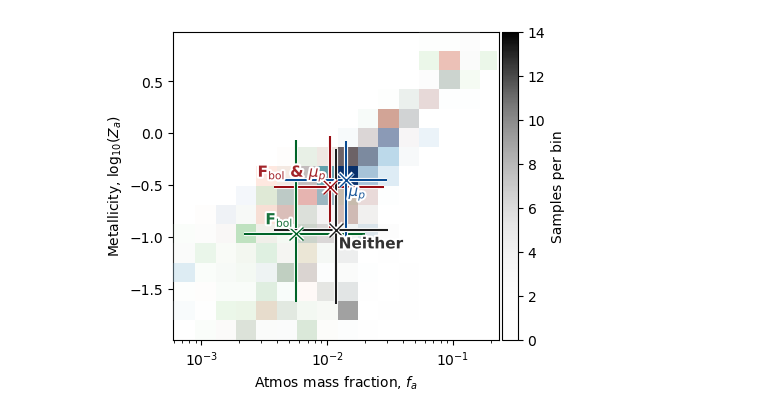
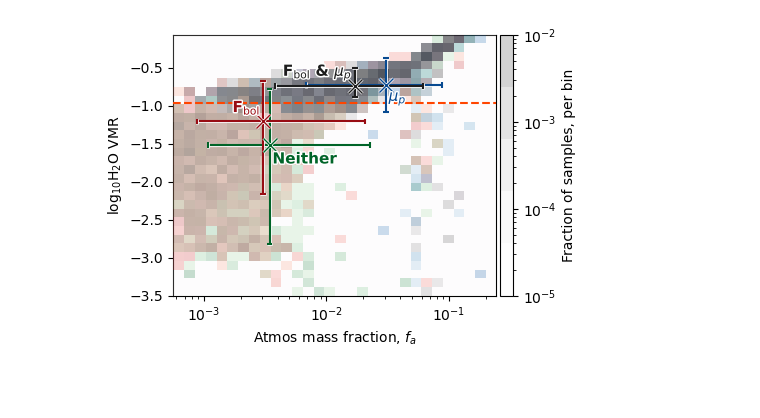
Before and after one commit to nichollsh/InferAGNI, a Jupyter notebook: notebooks/paper_inst.ipynb, the cells around one changed output. Drawn from its saved outputs; the diff is of its cells as text; code cells hidden in the pictures; blank space fills up the shorter version.

Commit message:
paper plots

```diff
--- a/notebooks/paper_inst.ipynb
+++ b/notebooks/paper_inst.ipynb
@@ -14,7 +14,7 @@ from inferagni.util import varprops
 # %%
 # %config InlineBackend.figure_format = 'retina'
 # %%
-cases = {"Fbol+MMW":None, "Fbol":None, "MMW":None, "Neither":None}
+cases = {"Neither":None,  "Fbol":None, "MMW":None, "Fbol+MMW":None,}
 
 outdir = "output/"
 planet = "pi_Men_c"
@@ -66,34 +65,40 @@ FileNotFoundError: [Errno 2] No such file or directory: 'output/pi_Men_c(Neither
 # %%
-fig,ax = plt.subplots(1,1, figsize=(5,4))
+fig,ax = plt.subplots(1,1, figsize=(5,3.5))
 
 xkey = "frac_atm"
-ykey = "logZ" # μ_phot
+ykey = "log_vmr_H2O" # μ_phot
 
-nbins = 16
-scat_val = 0.3
+nbins = 30
+nlevs = 6
+scat_val = 1.0
+scat_al = 0.03
+vmr_min = 10**(-3.5)
+filter_sigma = 0.0
+al_min = 0.05
+al_max = 0.3
 
-plot_types = ["hist2d"]
+plot_types = ["hist2d"]#, "scatter", ]
 
 cmap_dict = {
-    "Fbol+MMW":  "Reds",
-    "Fbol":      "Greens",
+    "Fbol+MMW":  "Greys",
+    "Fbol":      "Reds",
     "MMW":       "Blues",
-    "Neither":   "Greys"
+    "Neither":   "Greens"
 }
 
 hist = {}
-counts_max = 1
 xmin, xmax = np.inf, -np.inf
 ymin, ymax = np.inf, -np.inf
+nsamps = 1
 for k in cases.keys():
 
     x = cases[k]["samps"][xkey] * varprops[xkey].scale
     y = cases[k]["samps"][ykey] * varprops[ykey].scale
 
     if xkey.startswith("log_vmr"):
-        x = np.clip(x, np.percentile(x, 1), 1)
+        x = np.clip(x, np.log10(vmr_min), 0)
     if ykey.startswith("log_vmr"):
-        y = np.clip(y, np.percentile(y, 1), 1)
+        y = np.clip(y, np.log10(vmr_min), 0)
 
     if varprops[xkey].log:
         x = np.log10(x)
@@ -105,7 +110,9 @@ for k in cases.keys():
     ymin = min(ymin, np.amin(y))
     ymax = max(ymax, np.amax(y))
 
-max_counts = 2
+    nsamps = max(nsamps, len(x))
+
+
 for k in cases.keys():
 
     x = cases[k]["samps"][xkey] * varprops[xkey].scale
@@ -118,16 +125,13 @@ for k in cases.keys():
 
     counts, xbins, ybins = np.histogram2d(x,y, bins=nbins, range=[[xmin,xmax],[ymin,ymax]])
 
+
     if varprops[xkey].log:
         xbins = 10**xbins
     if varprops[ykey].log:
         ybins = 10**ybins
 
-    # counts *= 100/len(counts.flatten())
-    max_counts = max(max_counts, np.amax(counts))
-
     hist[k] = (counts.T, xbins, ybins)
-norm = mpl.colors.Normalize(vmin=0, vmax=max_counts)
 
 
 zorder = 20
@@ -135,25 +139,43 @@ for k in cases.keys():
     print(k)
     print("    "+cmap_dict[k])
 
+
     cmap_orig = deepcopy(plt.get_cmap(cmap_dict[k]))
     cmap = cmap_orig(np.arange(cmap_orig.N))
-    cmap[:,-1] = np.linspace(0, 1, cmap_orig.N)
+    cmap[:,-1] =  np.linspace(al_min, al_max, cmap_orig.N)
     cmap = mpl.colors.ListedColormap(cmap)
+    cmap.set_under([0,0,0,0])
 
     x = cases[k]["samps"][xkey] * varprops[xkey].scale
     y = cases[k]["samps"][ykey] * varprops[ykey].scale
-    print(f"    Nsamp: {len(x)}")
+    nsamps = len(x)
+    print(f"    Nsamps: {nsamps}")
 
     counts = hist[k][0]
+    counts /= nsamps
+
+    counts = np.clip(counts, 1e-5, 1)
+    min_counts = np.amin(counts)
+    max_counts = np.amax(counts)
+    print(f"    Counts: {min_counts:.1e} - {max_counts:.1e}")
+
     xbins = hist[k][1]
     ybins = hist[k][2]
     xbins_mid = (xbins[1:]+xbins[:-1])/2
     ybins_mid = (ybins[1:]+ybins[:-1])/2
 
+    norm = mpl.colors.LogNorm(vmin=min_counts, vmax=max_counts)
+    levels = 10**np.arange(np.log10(min_counts), np.log10(max_counts), (np.log10(max_counts)-np.log10(min_counts))/nlevs)
+    # levels = nlevs
+
+    # smooth data before plotting on contour
+    if filter_sigma > 0:
+        counts = sp.ndimage.gaussian_filter(counts, sigma=filter_sigma)
+
     for i,plot_type in enumerate(plot_types):
 
         if plot_type=="scatter":
-            ax.scatter(x,y, color=cmap(scat_val), s=3, edgecolors='none',
+            ax.scatter(x,y, color=cmap_orig(scat_val), alpha=scat_al, s=3, edgecolors='none',
                        rasterized=True, zorder=zorder+i)
 
         elif plot_type == "hist2d":
@@ -162,19 +184,19 @@ for k in cases.keys():
                                 )
 
         elif plot_type == "contourf":
-            ax.contourf(xbins_mid, ybins_mid, counts, levels=np.shape(counts)[1],
+            ax.contourf(xbins_mid, ybins_mid, counts, levels=levels,
                                 cmap=cmap, norm=norm, zorder=zorder+i
                                 )
 
         elif plot_type == "contour":
-            ax.contour(xbins_mid, ybins_mid, counts, levels=np.shape(counts)[1],
+            ax.contour(xbins_mid, ybins_mid, counts, levels=levels, linewidths=0.7,
                                 cmap=cmap, norm=norm, zorder=zorder+i
                                 )
 
         else:
             raise ValueError("Invalid plot type:", plot_type)
 
-    _pe_text = [mpl.patheffects.Stroke(linewidth=3, foreground='w'), mpl.patheffects.Normal()]
+    _pe_text = [mpl.patheffects.Stroke(linewidth=2, foreground='w'), mpl.patheffects.Normal()]
 
 
     lbl = f"{k}"
@@ -186,7 +208,7 @@ for k in cases.keys():
     print(f"    {xkey:16s}: {x0:g} ({xerr[0][0]:g} , {xerr[1][0]:g})")
     print(f"    {ykey:16s}: {y0:g} ({yerr[0][0]:g} , {yerr[1][0]:g})")
     ax.errorbar([x0], [y0], xerr=xerr, yerr=yerr,
-                color=col, alpha=1, path_effects=_pe_text,
+                color=col, alpha=1, path_effects=_pe_text, capsize=2, capthick=1.5, elinewidth=1.5,
                 marker='x', markersize=10, label=lbl,zorder=50)
 
     if "Fbol" in lbl:
@@ -198,12 +220,17 @@ for k in cases.keys():
     lbl = lbl.replace("Fbol",r"F$_{\text{bol}}$")
     lbl = lbl.replace("MMW",r"$\mu_p$")
     lbl = lbl.replace("+"," & ")
-    ax.annotate(lbl, (x0, y0), offset, color=col, weight='bold', ha=ha, va='center',
+    ax.annotate(lbl, (x0, y0), offset, color=col, weight='bold', ha=ha, va='center', alpha=1,
                 textcoords='offset points',zorder=52, fontsize=11, path_effects=_pe_text)
+
 
 if plot_type != ["scatter"]:
     sm = mpl.cm.ScalarMappable(cmap=cmap, norm=norm)
-    cbar = fig.colorbar(sm, ax=ax, pad=0.01, label="Samples per bin")
+    cbar = fig.colorbar(sm, ax=ax, pad=0.01, label="Fraction of samples, per bin", boundaries=levels)
+    cbar.ax.set_yscale("log")
+    # cbar.ax.yaxis.set_major_formatter(mpl.ticker.FormatStrFormatter('%.0f'))
+
+ax.axhline(y=np.log10(0.11), ls='--', color=truth_color, zorder=zorder+20)
 
 ax.set_ylabel(varprops[ykey].label)
 ax.set_xlabel(varprops[xkey].label)
@@ -217,6 +244,7 @@ ax.set_ylim(np.amin(ybins), np.amax(ybins))
 
 # ax.legend(ncols=2)
 # ax.set_title(planet.replace("_"," "))
+fig.tight_layout()
 
 fig.savefig(os.path.join(outdir,"ia_Fbol.pdf"),  dpi=DPI, bbox_inches="tight")
 plt.show()
@@ -244 +269 @@ Neither
-[figure, old version]
+[figure, new version]
```
Also changed, not shown: parts of 3 cells of this notebook, 2 other files.
